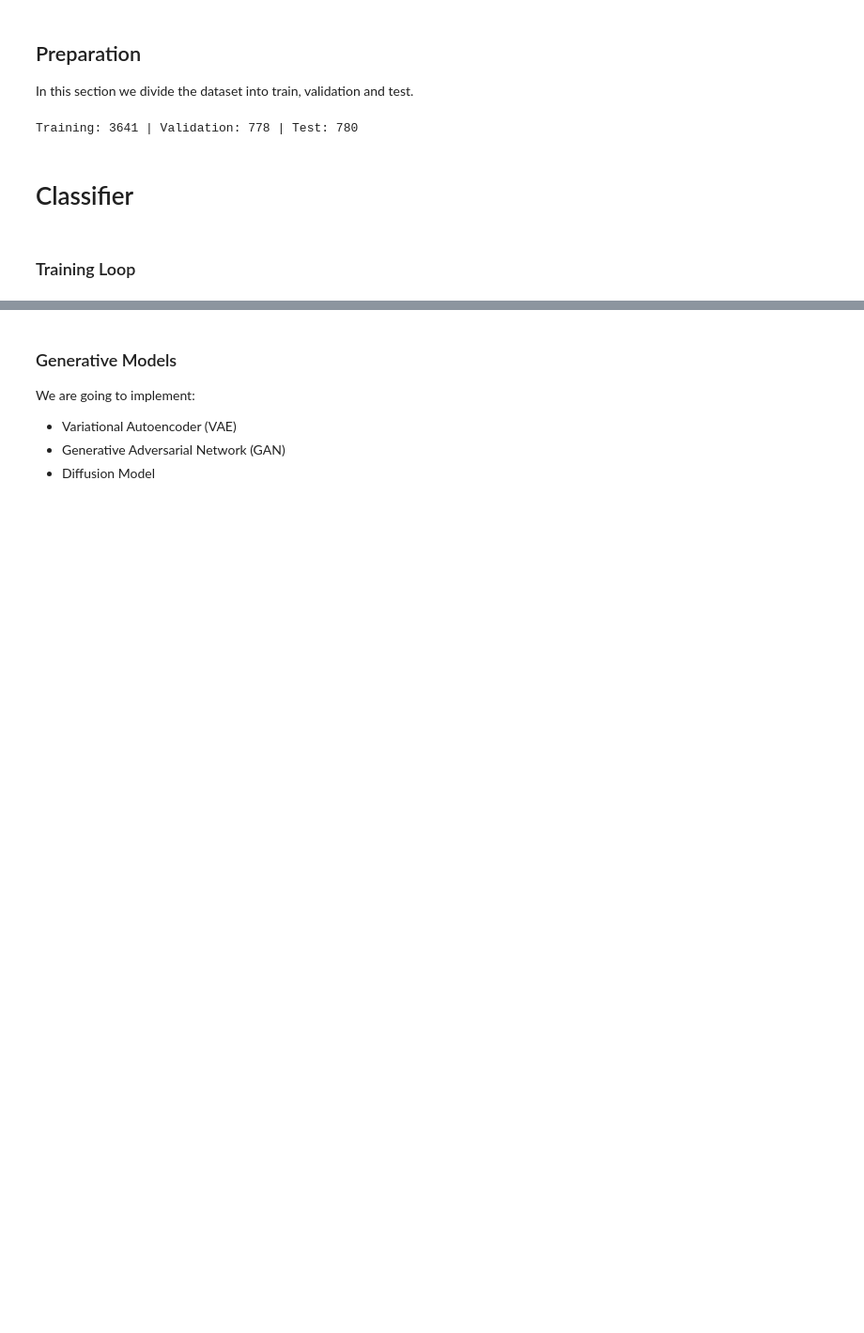
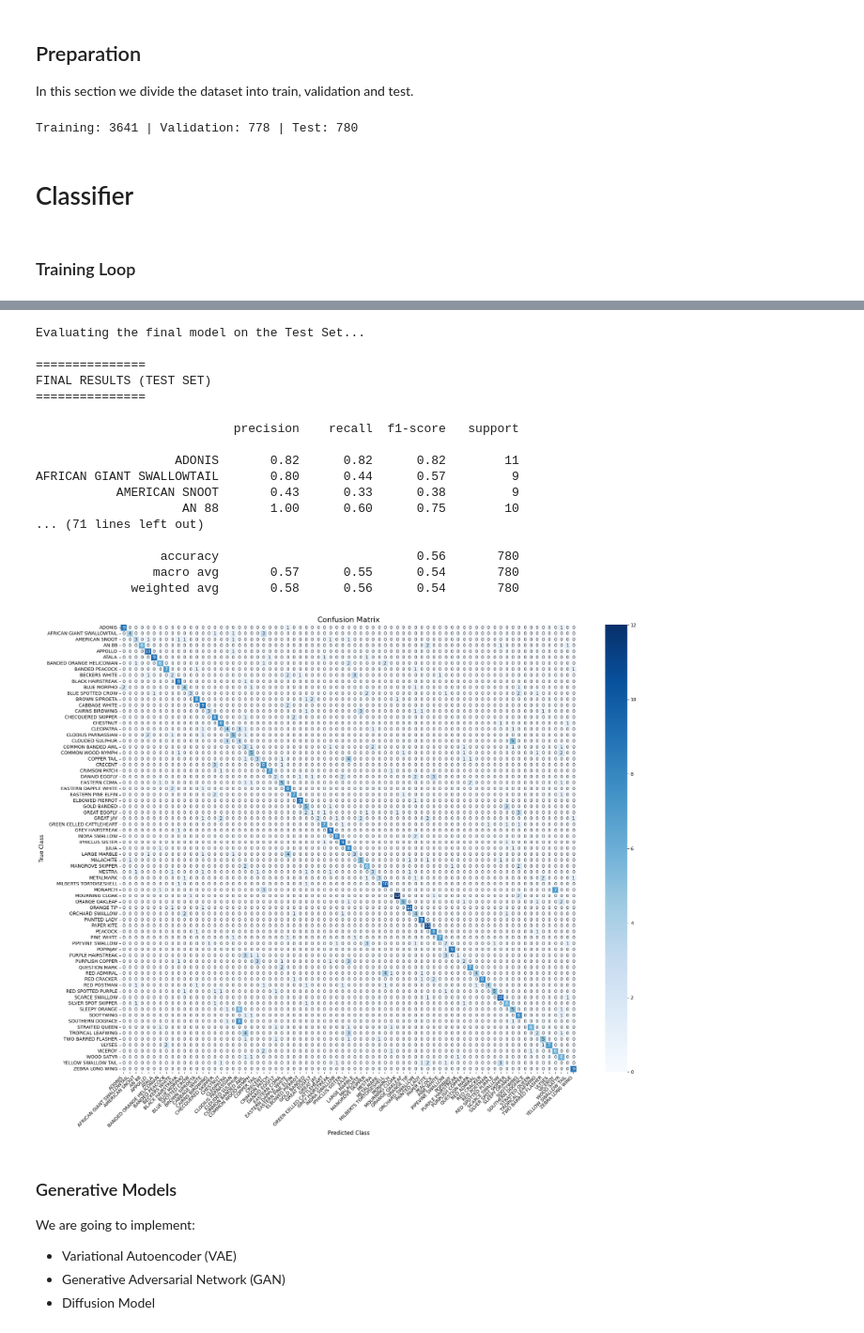
Before and after one commit to Tuco711/AML_More_Butteflies, a Jupyter notebook: TP2-students.ipynb, the cells around one changed output, grey strips where cells are left out. Shown at 94% size. Cells and saved outputs as stored; diff of their text form; code cells hidden in the pictures; blank space fills up the shorter version.

```diff
--- a/TP2-students.ipynb
+++ b/TP2-students.ipynb
@@ -378,3 +494,30 @@ NameError: name 'num_epochs' is not defined
+# %%
+# Evaluate the final model on the Test Set
+labels_reais, labels_previstos = evaluate_on_test(
+    model,
+    test_loader,
+    device,
+    class_names=test_dataset.classes
+)
+# %% [output]
+Evaluating the final model on the Test Set...
+
+===============
+FINAL RESULTS (TEST SET)
+===============
+
+                           precision    recall  f1-score   support
+
+                   ADONIS       0.82      0.82      0.82        11
+AFRICAN GIANT SWALLOWTAIL       0.80      0.44      0.57         9
+           AMERICAN SNOOT       0.43      0.33      0.38         9
+                    AN 88       1.00      0.60      0.75        10
+... (71 lines left out)
+
+                 accuracy                           0.56       780
+                macro avg       0.57      0.55      0.54       780
+             weighted avg       0.58      0.56      0.54       780
+[figure, added]
 # %% [markdown]
 ### Generative Models
 We are going to implement:
```
Also changed, not shown: parts of 6 cells of this notebook, 1 other file.
